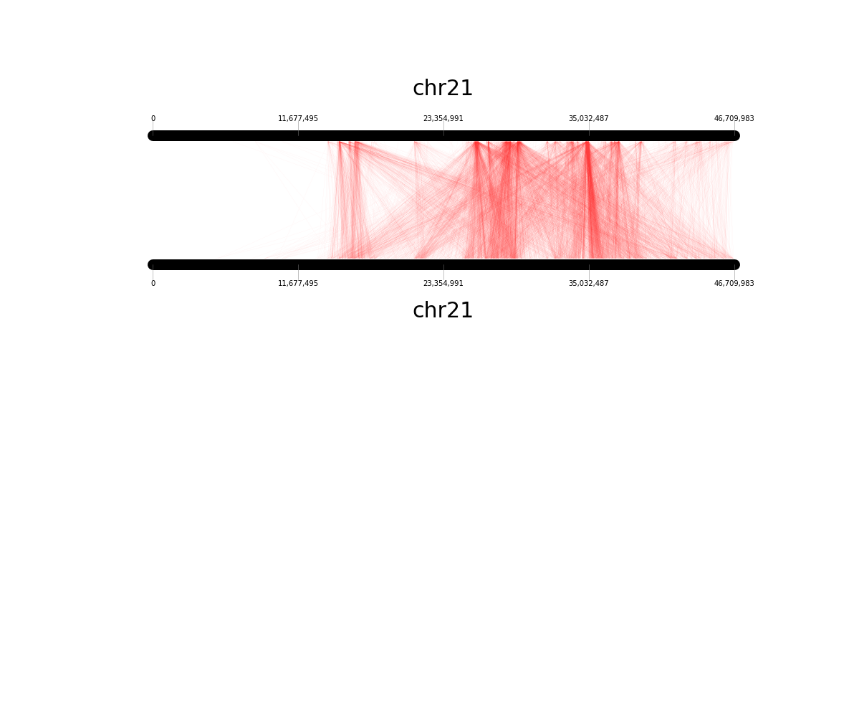
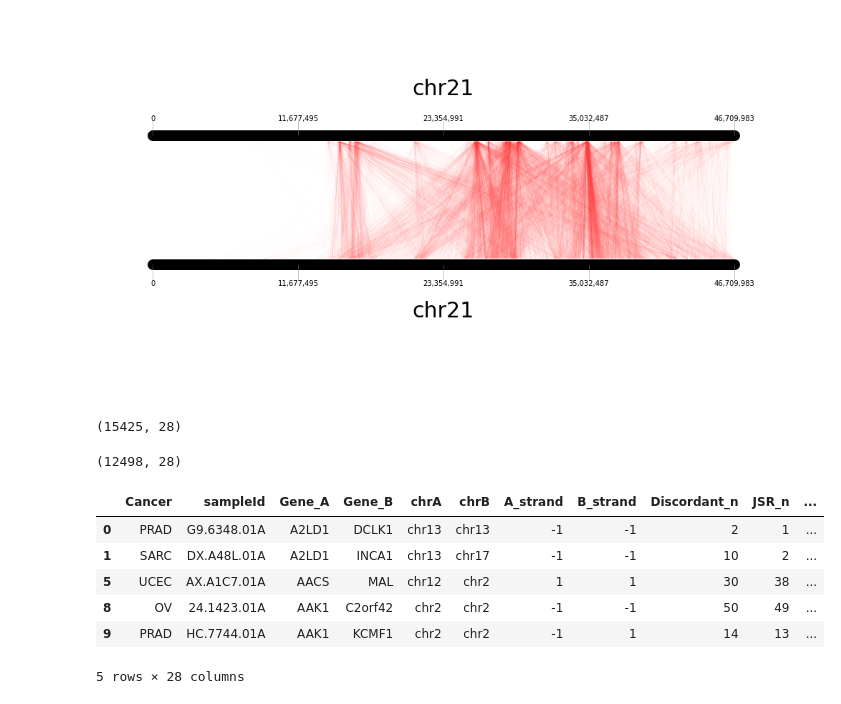
Before and after one commit to joreynajr/GIVE-UP, a Jupyter notebook: scripts/Chrom_Interaction_Map.ipynb, the cells around one changed output. Cells and saved outputs as stored; diff of their text form; code cells hidden in the pictures; blank space fills up the shorter version.

```diff
--- a/scripts/Chrom_Interaction_Map.ipynb
+++ b/scripts/Chrom_Interaction_Map.ipynb
@@ -273,0 +329,20 @@ chrom_plot = plot_interactions(HFF, chrom, (0, pos), chrom, (0, pos), line_color
+# %%
+futra.shape
+# %% [output]
+(15425, 28)
+# %%
+filtered_futra = futra[futra.tier.isin(['tier1', 'tier2'])]
+# %%
+filtered_futra.shape
+# %% [output]
+(12498, 28)
+# %%
+filtered_futra.head()
+# %% [output]
+|  | Cancer | sampleId | Gene_A | Gene_B | chrA | chrB | A_strand | B_strand | Discordant_n | JSR_n | ... |
+| 0 | PRAD | G9.6348.01A | A2LD1 | DCLK1 | chr13 | chr13 | -1 | -1 | 2 | 1 | ... |
+| 1 | SARC | DX.A48L.01A | A2LD1 | INCA1 | chr13 | chr17 | -1 | -1 | 10 | 2 | ... |
+| 5 | UCEC | AX.A1C7.01A | AACS | MAL | chr12 | chr2 | 1 | 1 | 30 | 38 | ... |
+| 8 | OV | 24.1423.01A | AAK1 | C2orf42 | chr2 | chr2 | -1 | -1 | 50 | 49 | ... |
+| 9 | PRAD | HC.7744.01A | AAK1 | KCMF1 | chr2 | chr2 | -1 | 1 | 14 | 13 | ... |
+5 rows × 28 columns
```
Also changed, not shown: parts of 6 cells of this notebook.
